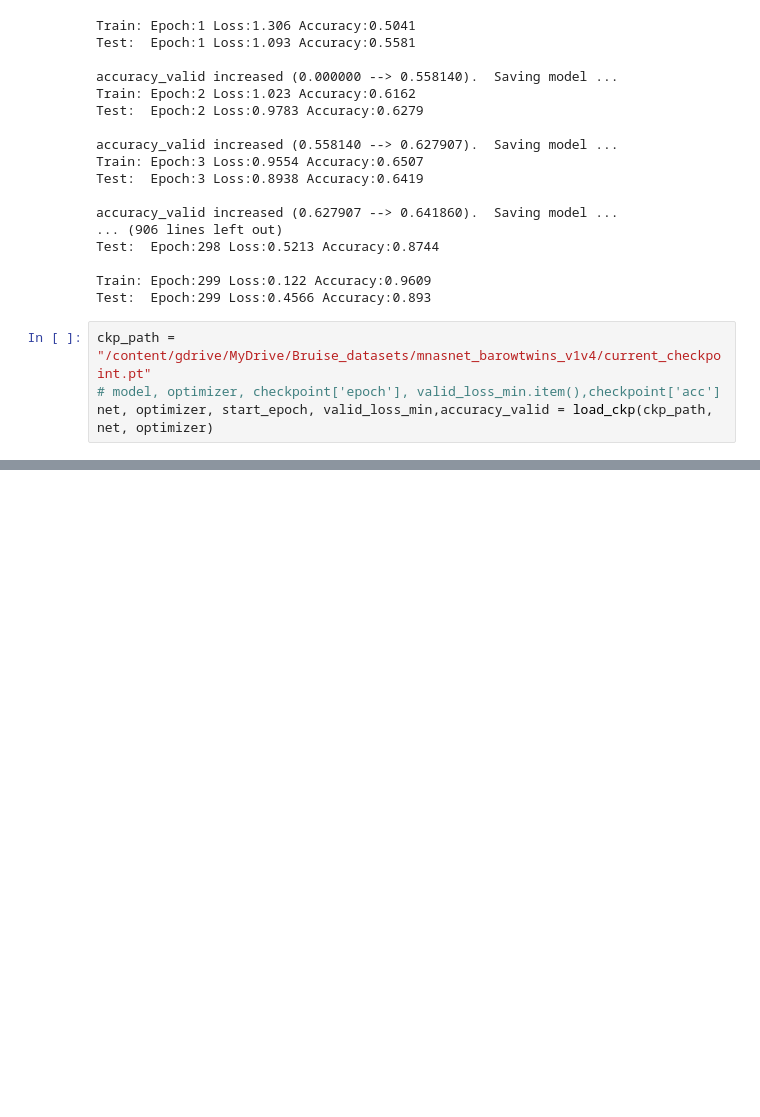
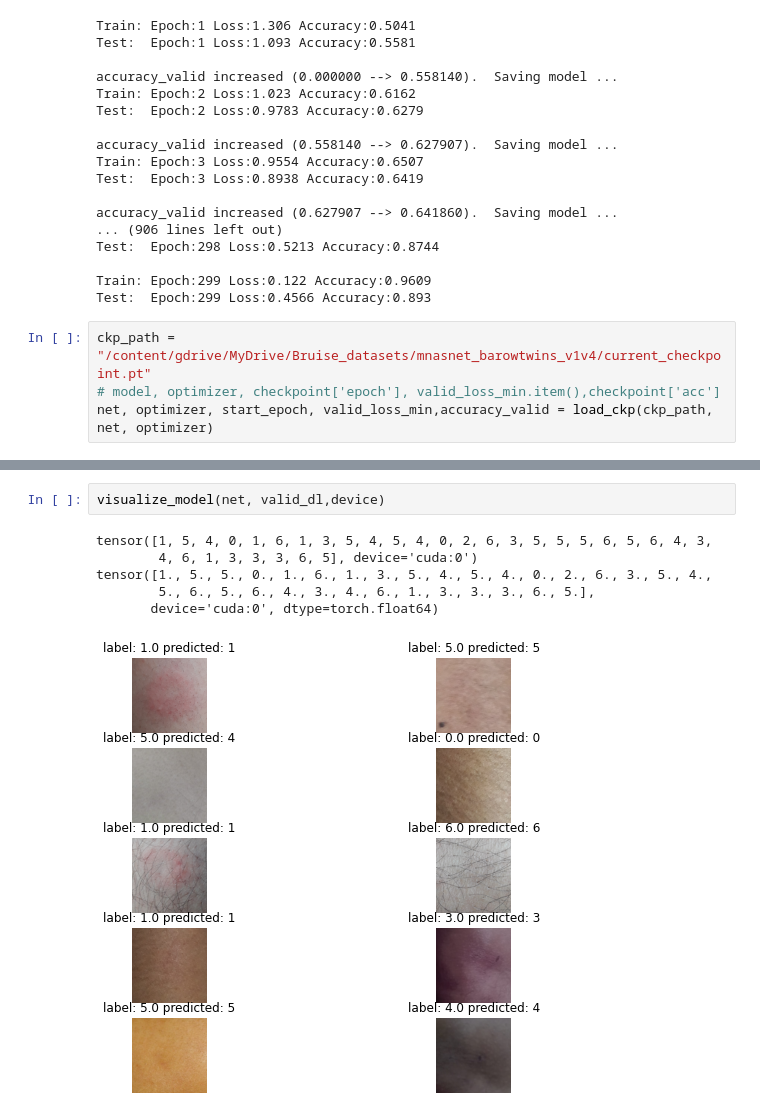
Before and after one commit to SAMashiyane/ANN_Salary, a Jupyter notebook: Bruise_Test_MnasNet_with_barlow_twins_v1_samev4.ipynb, the cells around one changed output, grey strips where cells are left out. Saved outputs shown, nothing was run; the diff lists cells and outputs as text; blank space fills up the shorter version.

```diff
--- a/Bruise_Test_MnasNet_with_barlow_twins_v1_samev4.ipynb
+++ b/Bruise_Test_MnasNet_with_barlow_twins_v1_samev4.ipynb
@@ -1573,0 +1750,9 @@ accuracy_valid = 0.8419
+# %%
+visualize_model(net, valid_dl,device)
+# %% [output]
+tensor([1, 5, 4, 0, 1, 6, 1, 3, 5, 4, 5, 4, 0, 2, 6, 3, 5, 5, 5, 6, 5, 6, 4, 3,
+        4, 6, 1, 3, 3, 3, 6, 5], device='cuda:0')
+tensor([1., 5., 5., 0., 1., 6., 1., 3., 5., 4., 5., 4., 0., 2., 6., 3., 5., 4.,
+        5., 6., 5., 6., 4., 3., 4., 6., 1., 3., 3., 3., 6., 5.],
+       device='cuda:0', dtype=torch.float64)
+[figure, added]
```
Also changed, not shown: parts of 17 cells of this notebook.
